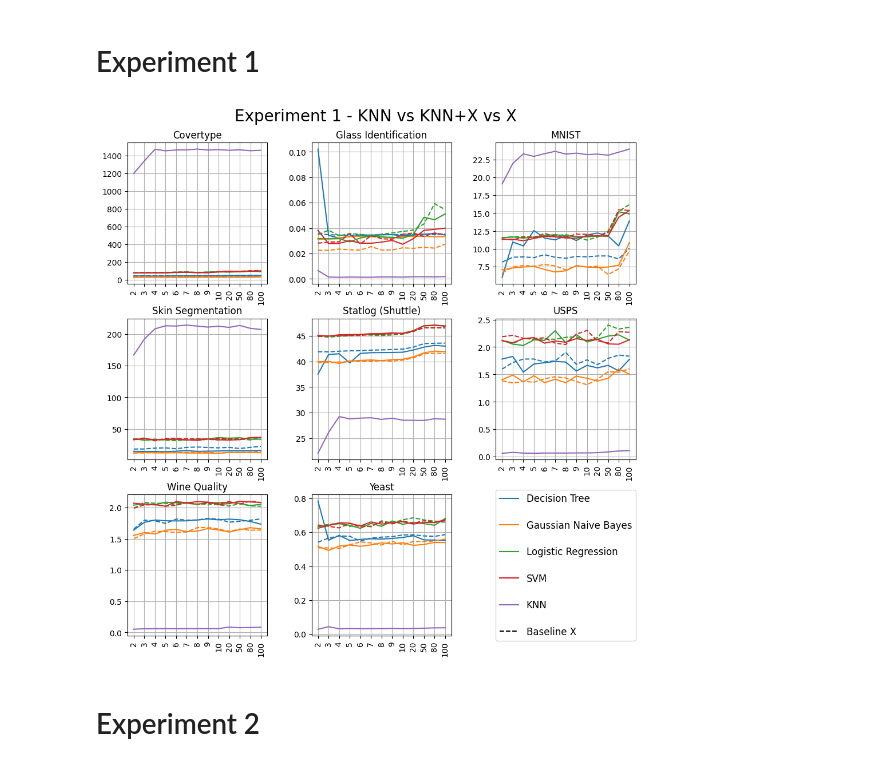
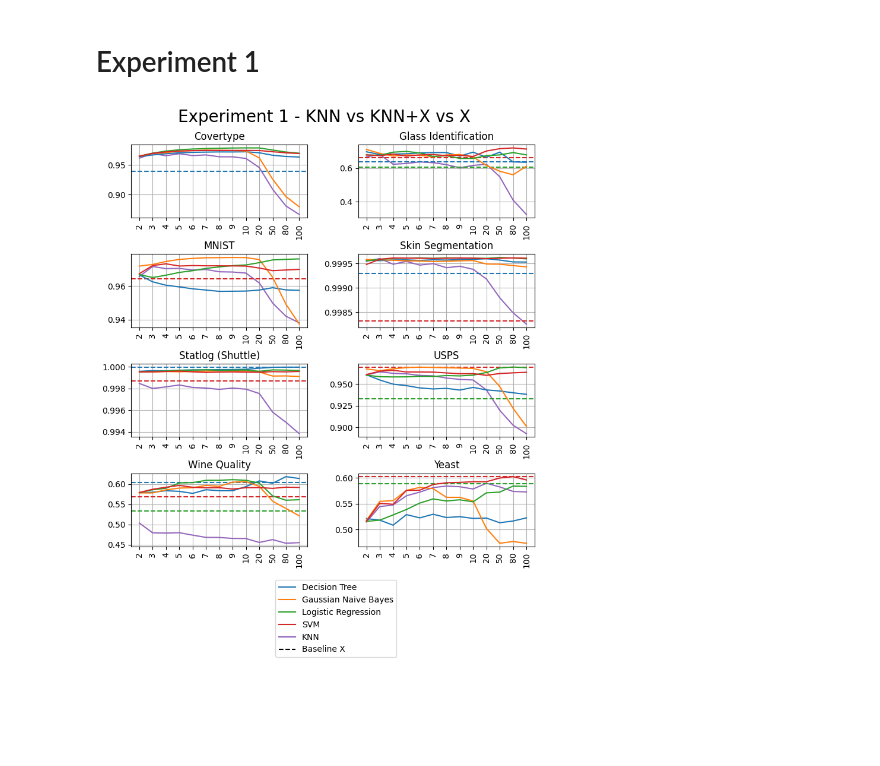
Before and after one commit to danigil/KNN-X, a Jupyter notebook: plot_results.ipynb, the cells around one changed output. Cells and saved outputs as stored; diff of their text form; code cells hidden in the pictures; blank space fills up the shorter version.

```diff
--- a/plot_results.ipynb
+++ b/plot_results.ipynb
@@ -27,13 +27,13 @@ def plot_results(datasets=['mnist', 'covertype', 'yeast', 'skin', 'statlog'],
 
     datasets = ret.keys()
 
-    col_amount = min(3, len(datasets)+1)
+    col_amount = min(2, len(datasets)+1)
 
     q = len(datasets)//col_amount
     r = len(datasets)%col_amount
 
     row_amount = q+1
-    fig, axs = plt.subplots(row_amount, col_amount,figsize=(10, 10))
+    fig, axs = plt.subplots(row_amount, col_amount,figsize=(8, 10))
     fig.tight_layout(pad=2.5)
 
 
@@ -58,7 +58,6 @@ def plot_results(datasets=['mnist', 'covertype', 'yeast', 'skin', 'statlog'],
 
     patches_clf = [mlines.Line2D(xdata=[0], ydata=[0], color=colors[i%len(clfs+['KNN'])], linestyle='solid', label=clfs_map[clf]) for i,clf in enumerate(clfs+ ['KNN'])]
     patches_smart = [mlines.Line2D(xdata=[0], ydata=[0], color='black', linestyle='dashed', label='Baseline X')]
-    # patches_smart = [mlines.Line2D(xdata=[0], ydata=[0], color='black', linestyle='dashed', label='KNN+X')]
 
     handles = patches_clf + patches_smart
 
@@ -99,41 +98,35 @@ def plot_results(datasets=['mnist', 'covertype', 'yeast', 'skin', 'statlog'],
             for (iclf, clf) in enumerate(clfs):
                 if omit_baseline_gnb and 'gaussian' in clf.lower():
                     continue
 
                 if baseline[iclf] >= min(baseline_knn):
                     curr_ax.axhline(y=baseline[iclf], label=f'{clf}', color=colors[iclf%len(clfs)], linestyle='dashed')
 
         thresholds_enum = enumerate(thresholds)
         if omit_thresholds is not None:
             thresholds_enum = list(filter(lambda tup: tup[1] not in omit_thresholds, thresholds_enum))
 
         line_styles = ['solid', 'dashed', 'dotted', 'dashdot', (0, (1,1))]
         line_styles_it = iter(line_styles)
         line_styles_dict = {t: next(line_styles_it) for i,t in thresholds_enum}
         patches_t = [mlines.Line2D(xdata=[0], ydata=[0], color='black', linestyle=line_styles_dict[threshold], label=threshold) for i,threshold in thresholds_enum]
         patches_t = []
 
         for (iclf, clf), (it, threshold) in product(enumerate(clfs), thresholds_enum):
             if omit_thresholds is not None and threshold in omit_thresholds:
                 continue
 
             curr = smart[iclf, it]
             curr_ax.plot(default_k_ticks, curr, color=colors[iclf%len(clfs)], linestyle=line_styles_dict[threshold])
 
-    axs[-1][-1].legend(handles=handles+patches_t, loc='center',fontsize='12', labelspacing=1.71)
-    # .axis('off')
-    # axs[-1][-1].get_xaxis().set_visible(False)
-    # axs[-1][-1].get_yaxis().set_visible(False)
     axs[-1][-1].axis('off')
-    # fig.legend(handles=handles+patches_t, loc='lower right')
-    # fig.legend(handles=handles+patches_t, bbox_to_anchor=(0.42, -0.19, 0.7, 1))
-    # fig.suptitle(f"KNN Algorithm: {knn_algo}")
+
+    fig.legend(handles=handles+patches_t, loc='lower center',  bbox_to_anchor=(0, 0.05, 1.05, 0))
+
     fig.suptitle("Experiment 1 - KNN vs KNN+X vs X", fontsize=20)
     fig.subplots_adjust(top=0.92)
     plt.show()
 
-plot_results(datasets=['covertype', 'glass', 'mnist', 'skin','statlog', 'usps', 'wine', 'yeast'], plot_type='time',knn_algo='brute', omit_baseline_x=True, omit_baseline_gnb=True, omit_thresholds=(0.8,0.9,0.95))
+plot_results(datasets=['covertype', 'glass', 'mnist', 'skin','statlog', 'usps', 'wine', 'yeast'], plot_type='acc',knn_algo='brute', omit_baseline_x=False, omit_baseline_gnb=True, omit_thresholds=(0.6,0.8,0.9,0.95))
 # %% [output]
-[figure, old version]
+[figure, new version]
-# %% [markdown]
-# Experiment 2
```
Also changed, not shown: parts of 7 cells of this notebook, 1 other file.
